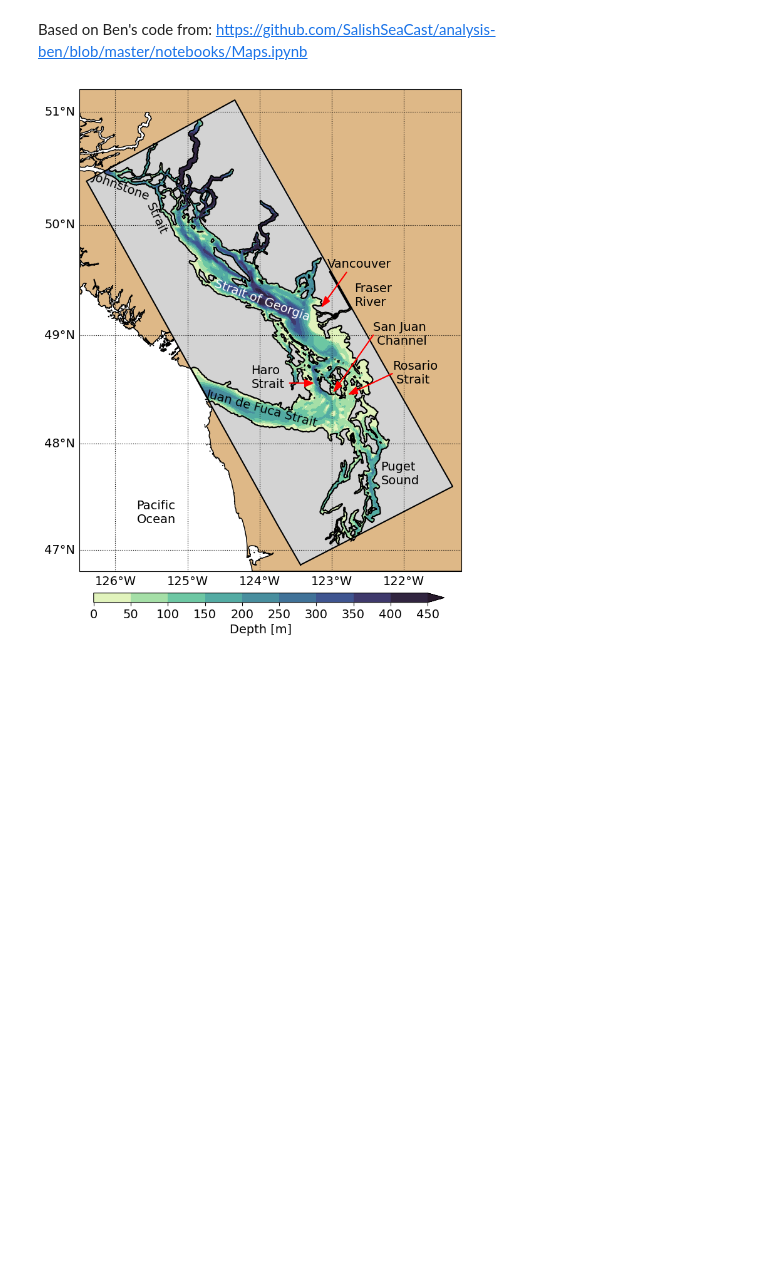
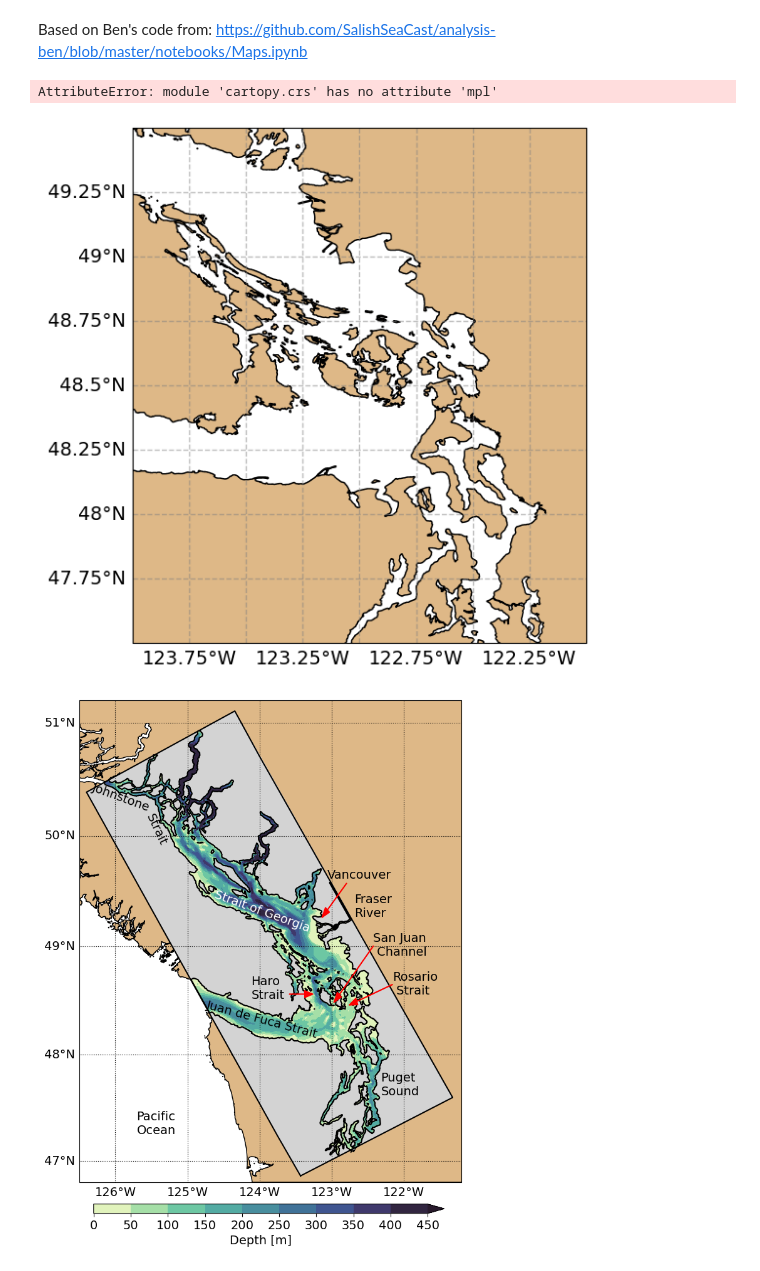
Before and after one commit to SalishSeaCast/analysis-camryn, a Jupyter notebook: notebooks/SSMap.ipynb, the cells around one changed output. Drawn from its saved outputs; the diff is of its cells as text; code cells hidden in the pictures; blank space fills up the shorter version.

```diff
--- a/notebooks/SSMap.ipynb
+++ b/notebooks/SSMap.ipynb
@@ -16 +17,68 @@ from salishsea_tools import viz_tools, places
+# %%
+#Plot for boundaries of Ariane runs
+
+# Make plot area
+xlim, ylim = [-124, -122], [47.5, 49.5]
+fig, ax = plt.subplots(figsize=(6, 7.5), subplot_kw={'projection': crs.PlateCarree()})
+ax.set_extent(xlim + ylim)
+
+# Draw coastline
+ax.add_feature(feature.GSHHSFeature('full', edgecolor='k', facecolor='burlywood'))
+viz_tools.set_aspect(ax);
+
+gl = ax.gridlines(crs=crs.PlateCarree(), draw_labels=True, linewidth=1, color='gray', alpha=0.5, linestyle='--')
+gl.xlabels_top = False
+gl.ylabels_right = False
+
+# Set the rotation of longitude and latitude labels
+gl.xformatter = crs.mpl.gridliner.LONGITUDE_FORMATTER
+gl.yformatter = crs.mpl.gridliner.LATITUDE_FORMATTER
+# # Overlay bathymetry
+# c = ax.contourf(
+#     grid.nav_lon, grid.nav_lat, grid.Bathymetry, levels=np.arange(0, 451, 50),
+#     cmap=cm.deep, extend='max', transform=crs.PlateCarree(), zorder=2,
+# )
+
+# # Overlay domain landmask and coastline
+# for attr, color in zip(['contourf', 'contour'], ['lightgray', 'k']):
+#     getattr(ax, attr)(
+#         grid.nav_lon, grid.nav_lat, mask.tmask[0, 0, ...],
+#         levels=[-0.01, 0.01], colors=color, transform=crs.PlateCarree(), zorder=2,
+#     )
+
+# # Draw box around domain
+# lons, lats = [], []
+# corners = (0, 0), (0, -1), (-1, -1), (-1, 0), (0, 0)
+# for i in corners: lons.append(grid.nav_lon[i]), lats.append(grid.nav_lat[i])
+# ax.plot(lons, lats, 'k-', transform=crs.PlateCarree(), zorder=2)
+
+# # Add gridlines
+# xlocs, ylocs = [np.arange(np.floor(l[0]), np.ceil(l[1])+1) for l in [xlim, ylim]]
+# gl = ax.gridlines(linestyle=":", color='k', draw_labels=True, xlocs=xlocs, ylocs=ylocs)
+# gl.xformatter, gl.yformatter = LONGITUDE_FORMATTER, LATITUDE_FORMATTER
+# gl.xlabels_top, gl.ylabels_right = False, False
+
+# # Add annotations
+# ax.text(0.15, 0.1, 'Pacific\nOcean', transform=ax.transAxes)
+# ax.text(0.79, 0.18, 'Puget\nSound', transform=ax.transAxes)
+# ax.text(0.33, 0.30, 'Juan de Fuca Strait', transform=ax.transAxes, rotation=-15)
+# ax.text(0.35, 0.52, 'Strait of Georgia', transform=ax.transAxes, rotation=-20, color='w')
+# ax.text(0.03, 0.77, 'Johnstone', transform=ax.transAxes, rotation=-20)
+# ax.text(0.17, 0.70, 'Strait', transform=ax.transAxes, rotation=-65)
+# ax.text(0.45, 0.38, 'Haro\nStrait', transform=ax.transAxes)
+# ax.text(0.72, 0.55, 'Fraser\nRiver', transform=ax.transAxes)
+# ax.text(0.82, 0.39, 'Rosario\n Strait', transform=ax.transAxes)
+# ax.text(0.77, 0.47, 'San Juan\n Channel', transform=ax.transAxes)
+# ax.text(0.65, 0.63, 'Vancouver', transform=ax.transAxes)
+# ax.arrow(0.55, 0.39, 0.04, 0, head_width=0.015, edgecolor='r', facecolor='r', transform=ax.transAxes, zorder=10)
+# ax.arrow(0.82, 0.41, -0.093, -0.035, head_width=0.015, edgecolor='r', facecolor='r', transform=ax.transAxes, zorder=10)
+# ax.arrow(0.77, 0.49, -0.089, -0.101, head_width=0.015, edgecolor='r', facecolor='r', transform=ax.transAxes, zorder=10)
+# ax.arrow(0.70, 0.62, -0.05, -0.055, head_width=0.015, edgecolor='r', facecolor='r', transform=ax.transAxes, zorder=10)
+
+# # Colorbar
+# cax = fig.add_axes([0.16, 0.06, 0.7, 0.015])
+# fig.colorbar(c, cax=cax, orientation='horizontal', label='Depth [m]');
+# %% [output]
+AttributeError: module 'cartopy.crs' has no attribute 'mpl'
+[figure, added]
 # %%
```
Also changed, not shown: parts of 8 cells of this notebook.
